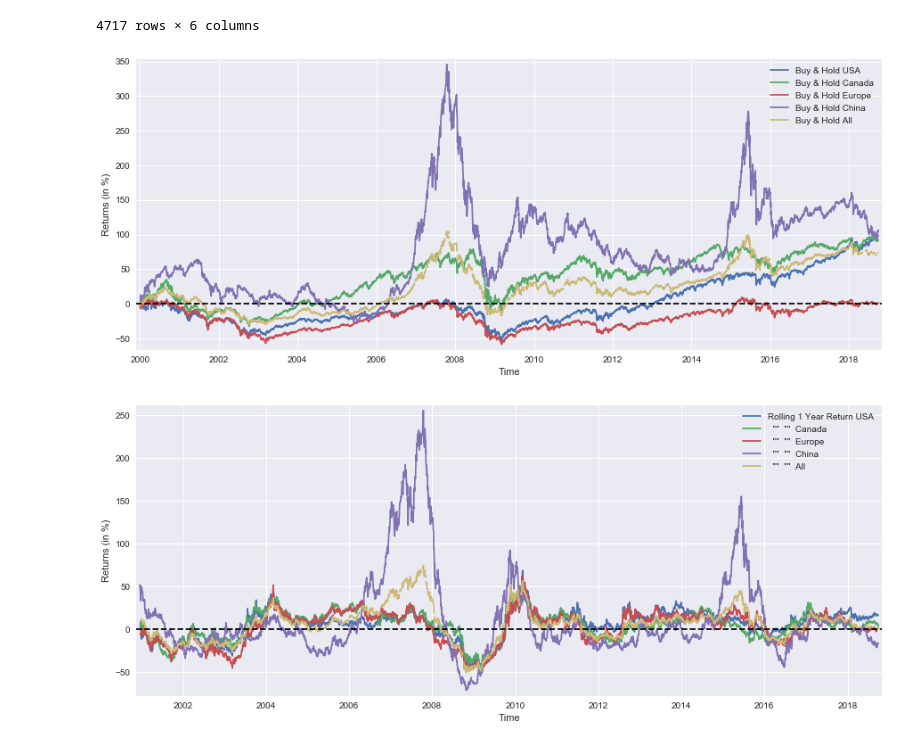
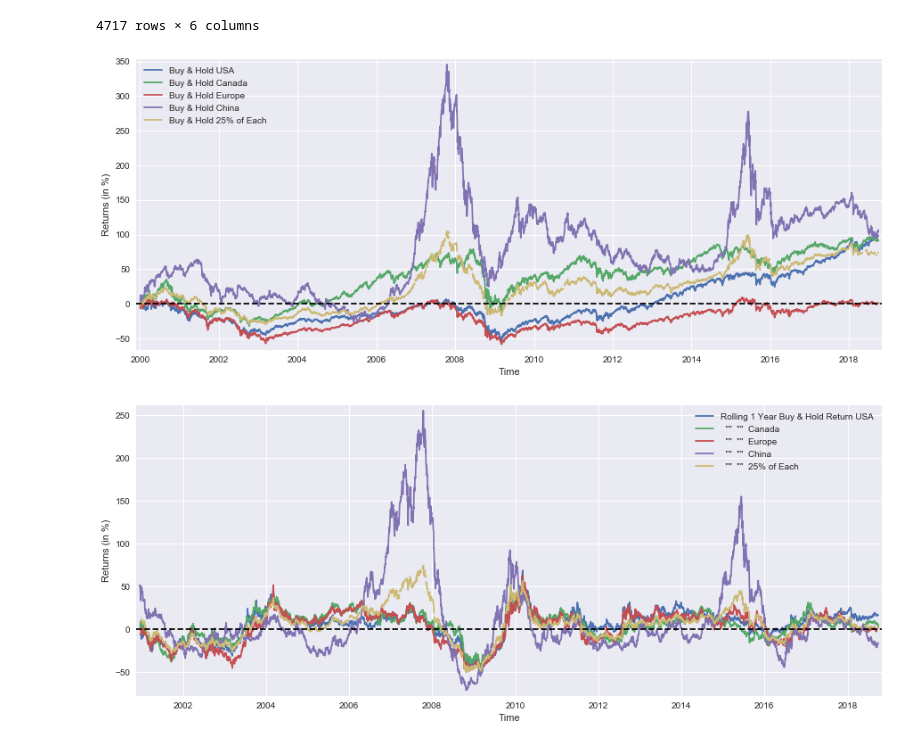
Before and after one commit to LongOnly/Quantitative-Notebooks, a Jupyter notebook: GeographicDiversification.ipynb, the cells around one changed output. Saved outputs shown, nothing was run; the diff lists cells and outputs as text; code cells hidden in the pictures.

```diff
--- a/GeographicDiversification.ipynb
+++ b/GeographicDiversification.ipynb
@@ -84,20 +84,20 @@ BuyHoldAll = BuyHoldSP*(1/4)+BuyHoldTSX*(1/4)+BuyHoldSTOXX*(1/4)+BuyHoldSSE*(1/4
 # %%
 plt.figure(figsize=(15,6))
 #=============================================================================================
 plt.plot(BuyHoldSP*100, label='Buy & Hold USA')
 plt.plot(BuyHoldTSX*100, label='Buy & Hold Canada')
 plt.plot(BuyHoldSTOXX*100, label='Buy & Hold Europe')
 plt.plot(BuyHoldSSE*100, label='Buy & Hold China')
-plt.plot(BuyHoldAll*100, label='Buy & Hold All')
+plt.plot(BuyHoldAll*100, label='Buy & Hold 25% of Each')
 # if you wish to hide a graph add # before the code of the respective graph
 #=============================================================================================
 plt.xlabel('Time')
 plt.ylabel('Returns (in %)')
 plt.margins(x=0.005,y=0.02)
 plt.axhline(y=0, xmin=0, xmax=1, linestyle='--', color='k')
 plt.legend()
 plt.show()
 # %% [output]
-[figure, old version]
+[figure, new version]
 # %%
 bought1ySP = data['%5EGSPC']['Adj Close'].shift(252)
@@ -120,11 +116,11 @@ BuyHold1yAll = BuyHold1ySP*(1/4)+BuyHold1yTSX*(1/4)+BuyHold1ySTOXX*(1/4)+BuyHold
 # %%
 plt.figure(figsize=(15,6))
 #=============================================================================================
-plt.plot(BuyHold1ySP*100, label='Rolling 1 Year Return USA')
+plt.plot(BuyHold1ySP*100, label='Rolling 1 Year Buy & Hold Return USA')
 plt.plot(BuyHold1yTSX*100, label='  ""  ""  Canada')
 plt.plot(BuyHold1ySTOXX*100, label='  ""  ""  Europe')
 plt.plot(BuyHold1ySSE*100, label='  ""  ""  China')
-plt.plot(BuyHold1yAll*100, label='  ""  ""  All')
+plt.plot(BuyHold1yAll*100, label='  ""  ""  25% of Each')
 # if you wish to hide a graph add # before the code of the respective graph
 #=============================================================================================
 plt.xlabel('Time')
@@ -134,5 +130,5 @@ plt.axhline(y=0, xmin=0, xmax=1, linestyle='--', color='k')
 plt.legend()
 plt.show()
 # %% [output]
-[figure, old version]
+[figure, new version]
 # %%
```
Also changed, not shown: parts of 4 cells of this notebook.
